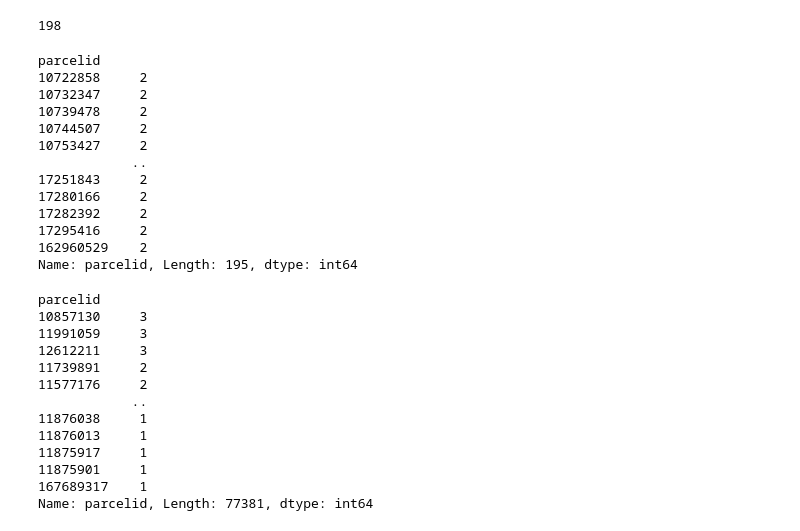
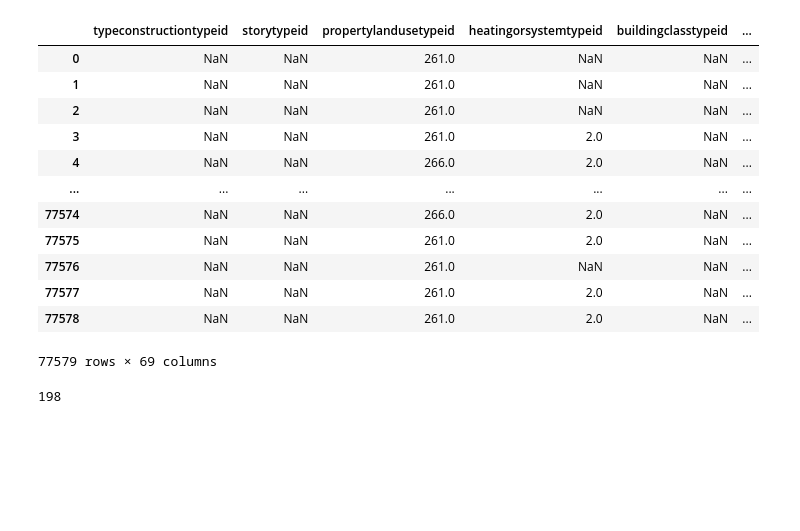
Before and after one commit to ryanorsinger/random_resources, a Jupyter notebook: get_rows_with_latest_transactionid.ipynb, the cells around one changed output. Cells and saved outputs as stored; diff of their text form; code cells hidden in the pictures; blank space fills up the shorter version.

```diff
--- a/get_rows_with_latest_transactionid.ipynb
+++ b/get_rows_with_latest_transactionid.ipynb
@@ -66 +22,33 @@ no_duplicates
+# %%
+sql = """
+SELECT *
+FROM properties_2017
+JOIN predictions_2017 using(parcelid)
+LEFT JOIN airconditioningtype air USING (airconditioningtypeid)
+LEFT JOIN architecturalstyletype arch USING (architecturalstyletypeid)
+LEFT JOIN buildingclasstype build USING (buildingclasstypeid)
+LEFT JOIN heatingorsystemtype heat USING (heatingorsystemtypeid)
+LEFT JOIN propertylandusetype landuse USING (propertylandusetypeid)
+LEFT JOIN storytype story USING (storytypeid)
+LEFT JOIN typeconstructiontype construct USING (typeconstructiontypeid)
+WHERE latitude IS NOT NULL AND longitude IS NOT NULL
+AND transactiondate < '2018-01-01'
+"""
+
+df = pd.read_sql(sql, url)
+df
+# %% [output]
+|  | typeconstructiontypeid | storytypeid | propertylandusetypeid | heatingorsystemtypeid | buildingclasstypeid | ... |
+| 0 | NaN | NaN | 261.0 | NaN | NaN | ... |
+| 1 | NaN | NaN | 261.0 | NaN | NaN | ... |
+| 2 | NaN | NaN | 261.0 | NaN | NaN | ... |
+| 3 | NaN | NaN | 261.0 | 2.0 | NaN | ... |
+| 4 | NaN | NaN | 266.0 | 2.0 | NaN | ... |
+| ... | ... | ... | ... | ... | ... | ... |
+| 77574 | NaN | NaN | 266.0 | 2.0 | NaN | ... |
+| 77575 | NaN | NaN | 261.0 | 2.0 | NaN | ... |
+| 77576 | NaN | NaN | 261.0 | NaN | NaN | ... |
+| 77577 | NaN | NaN | 261.0 | 2.0 | NaN | ... |
+| 77578 | NaN | NaN | 261.0 | 2.0 | NaN | ... |
+77579 rows × 69 columns
 # %%
@@ -69,35 +57,2 @@ df.parcelid.duplicated().sum()
 # %% [output]
 198
-# %%
-df.groupby('parcelid').parcelid.count()[df.groupby('parcelid').parcelid.count() > 1]
-# %% [output]
-parcelid
-10722858     2
-10732347     2
-10739478     2
-10744507     2
-10753427     2
-            ..
-17251843     2
-17280166     2
-17282392     2
-17295416     2
-162960529    2
-Name: parcelid, Length: 195, dtype: int64
-# %%
-# Number of times each parcelid shows in this dataframe
-df.groupby('parcelid').parcelid.count().sort_values(ascending=False)
-# %% [output]
-parcelid
-10857130     3
-11991059     3
-12612211     3
-11739891     2
-11577176     2
-            ..
-11876038     1
-11876013     1
-11875917     1
-11875901     1
-167689317    1
-Name: parcelid, Length: 77381, dtype: int64
```
Also changed, not shown: parts of 19 cells of this notebook.
